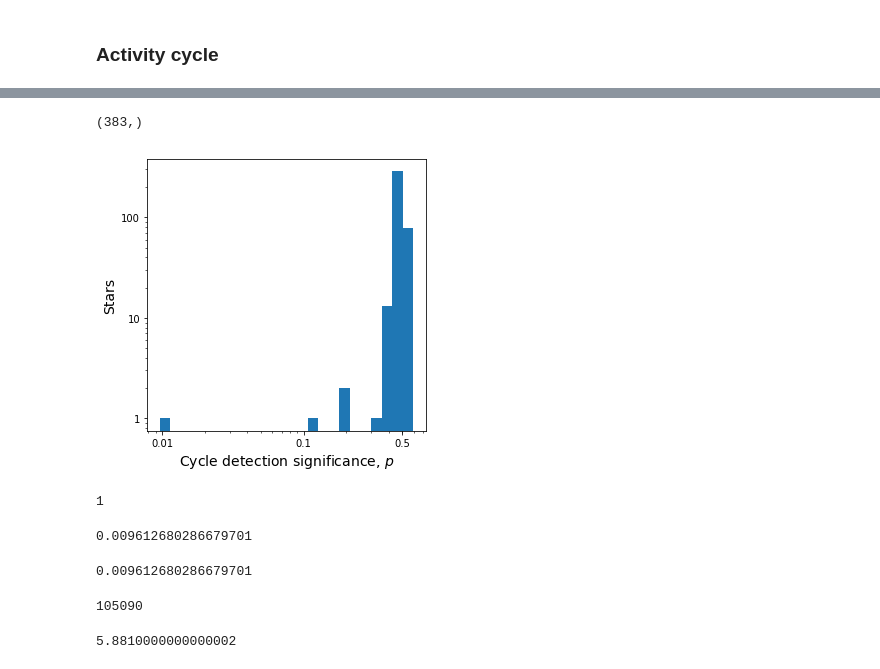
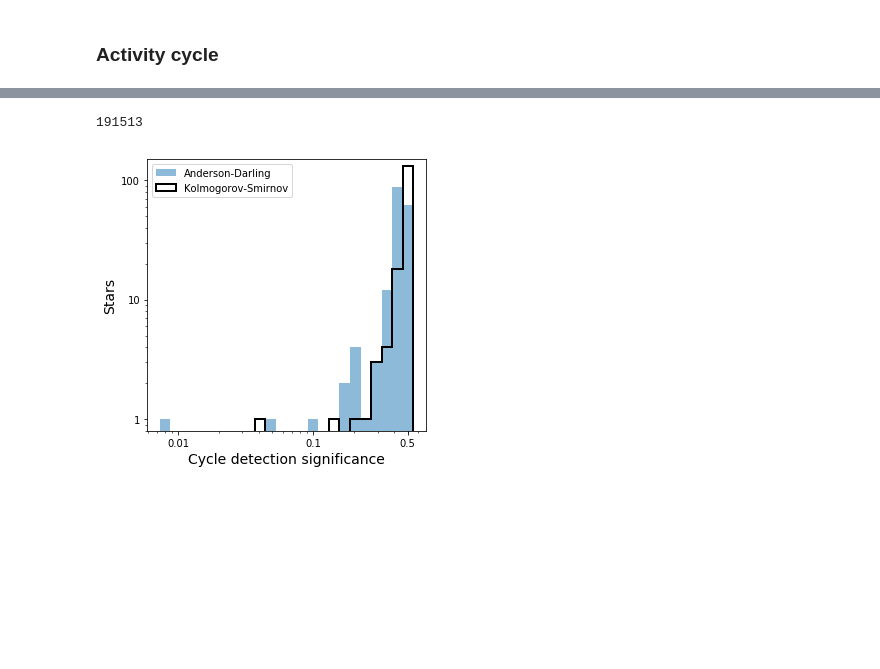
Before and after one commit to bmorris3/mrspoc, a Jupyter notebook: GJ1243.ipynb, the cells around one changed output, grey strips where cells are left out. Cells and saved outputs as stored; diff of their text form; code cells hidden in the pictures; blank space fills up the shorter version.

```diff
--- a/GJ1243.ipynb
+++ b/GJ1243.ipynb
@@ -28,11 +28,11 @@ max_photocenter_shift
 # %% [output]
 0.23750440461138841
 # %%
-from caos import get_table_ms, sigma_fov, N_fov
+from caos import get_table_ms
 from astropy.constants import R_sun
 import astropy.units as u
 
 fig, ax = plt.subplots(figsize=(5, 5))
-table, ms = get_table_ms(ax=ax)
+table, ms = get_table_ms(ax=ax, plot=True)
 fig.savefig('plots/hr.pdf', bbox_inches='tight')
 # %% [output]
@@ -132,0 +182,4 @@ print(">3sig = {}, >5sig = {}".format(np.count_nonzero(jitter_amplitude/astromet
+# %%
+np.argmax(ms_table['snr'])#[np.argmax(jitter_amplitude)]
+# %% [output]
+191513
@@ -135,22 +210,27 @@ from scipy.stats import anderson_ksamp, ks_2samp
 from astropy.utils.console import ProgressBar
 
 n_realizations = 100
-anderson_matrix = np.zeros((np.count_nonzero(ms), n_realizations))
-ks_matrix = np.zeros((np.count_nonzero(ms), n_realizations))
+
+high_snr = ms_table['snr'] > 3
+
+anderson_matrix = np.zeros((len(ms_table[high_snr]), n_realizations))
+ks_matrix = np.zeros((len(ms_table[high_snr]), n_realizations))
+#print(jitter_amplitude.to(u.uarcsec).value, ms_high_snr['sigma_fov'].to(u.uarcsec).value)
 
 with ProgressBar(n_realizations, ipython_widget=True) as bar:
     for i in range(n_realizations):
         # Observe the star N_fov times at minimum
-        activity_minimum = np.array([np.random.normal(loc=0, scale=sigma_fov, size=N_fov)
-                                     for sigma_fov, N_fov in
-                                     zip(table['sigma_fov'][ms], table['N_fov'][ms])])
+        activity_minimum = [np.random.normal(loc=0, scale=sigma_fov, size=N_fov)
+                             for sigma_fov, N_fov in
+                             zip(ms_table['sigma_fov'][high_snr].to(u.uarcsec).value,
+                                 ms_table['N_fov'][high_snr])]
 
         # Observe the star N_fov times at maximum
-        activity_maximum = np.array([np.random.normal(loc=0, size=N_fov,
-                                                      scale=np.sqrt(sigma_fov**2 + sigma_jitter**2))
-                                     for sigma_fov, sigma_jitter, N_fov in
-                                     zip(table['sigma_fov'][ms], jitter_amplitude.value,
-                                         table['N_fov'][ms])])
+        activity_maximum = [np.random.normal(loc=0, scale=np.sqrt(sigma_fov**2 + sigma_jitter**2), size=N_fov)
+                            for sigma_fov, sigma_jitter, N_fov in
+                            zip(ms_table['sigma_fov'][high_snr].to(u.uarcsec).value,
+                                ms_table['sigma_jitter'][high_snr],
+                                ms_table['N_fov'][high_snr])]
 
         # Compute the significance between position distributions activity minimum and maximum
         anderson = np.array([anderson_ksamp([minimum, maximum]).significance_level
@@ -161,7 +241,3 @@ with ProgressBar(n_realizations, ipython_widget=True) as bar:
         anderson_matrix[:, i] = anderson
         ks_matrix[:, i] = ks
         bar.update()
-# %%
-anderson_matrix.mean(1).shape
-# %% [output]
-(383,)
@@ -168,41 +265,24 @@ anderson_matrix.mean(1).shape
 # %%
 fig, ax = plt.subplots(figsize=(5, 5))
 
 nbins = 25
-MIN = np.min(np.concatenate([anderson_matrix.mean(1), ks_matrix.mean(1)]))
-MAX = np.max(np.concatenate([anderson_matrix.mean(1), ks_matrix.mean(1)]))
+# MIN = np.min(np.concatenate([anderson_matrix.mean(1), ks_matrix.mean(1)]))
+# MAX = np.max(np.concatenate([anderson_matrix.mean(1), ks_matrix.mean(1)]))
+MIN = anderson_matrix.mean(1).min()
+MAX = anderson_matrix.mean(1).max()
 bins = 10 ** np.linspace(np.log10(MIN), np.log10(MAX), nbins)
-ax.hist(anderson_matrix.mean(1), bins=bins, log=True, label='Anderson-Darling')
-#ax.hist(ks_matrix.mean(1), bins=bins, histtype='step', color='k', lw=2, log=True, label='Kolmogorov-Smirnov')
+log = True
+ax.hist(anderson_matrix.mean(1), bins=bins, log=log, label='Anderson-Darling', alpha=0.5)
+ax.hist(ks_matrix.mean(1), bins=bins, histtype='step', color='k', lw=2, log=log, label='Kolmogorov-Smirnov')
 ax.set_xscale("log")
-#ax.legend(loc='upper left')
-ax.set_xlabel('Cycle detection significance, $p$', fontsize=14)
+ax.legend(loc='upper left')
+ax.set_xlabel('Cycle detection significance', fontsize=14)
 ax.set_ylabel('Stars', fontsize=14)
 ax.set_yticks([1, 10, 100])
 ax.set_yticklabels([1, 10, 100])
 ax.set_xticks([0.01, 0.1, 0.5])
 ax.set_xticklabels([0.01, 0.1, 0.5])
+ax.set_ylim([0.8, 150])
 fig.savefig('plots/cycle.pdf', bbox_inches='tight')
 # %% [output]
-[figure, old version]
+[figure, new version]
-# %%
-# Number of significant cycle detections:
-np.count_nonzero((anderson_matrix.mean(1) < 1e-2))
-# %% [output]
-1
-# %%
-anderson_matrix.mean(1).min()
-# %% [output]
-0.009612680286679701
-# %%
-anderson_matrix.mean(1)[np.argmin(anderson_matrix.mean(1))]
-# %% [output]
-0.009612680286679701
-# %%
-table['HIP'][ms][np.argmin(anderson_matrix.mean(1))]
-# %% [output]
-105090
-# %%
-table['<Gmag>'][ms][np.argmin(anderson_matrix.mean(1))]
-# %% [output]
-5.8810000000000002
```
Also changed, not shown: parts of 21 cells of this notebook, 4 other files.
